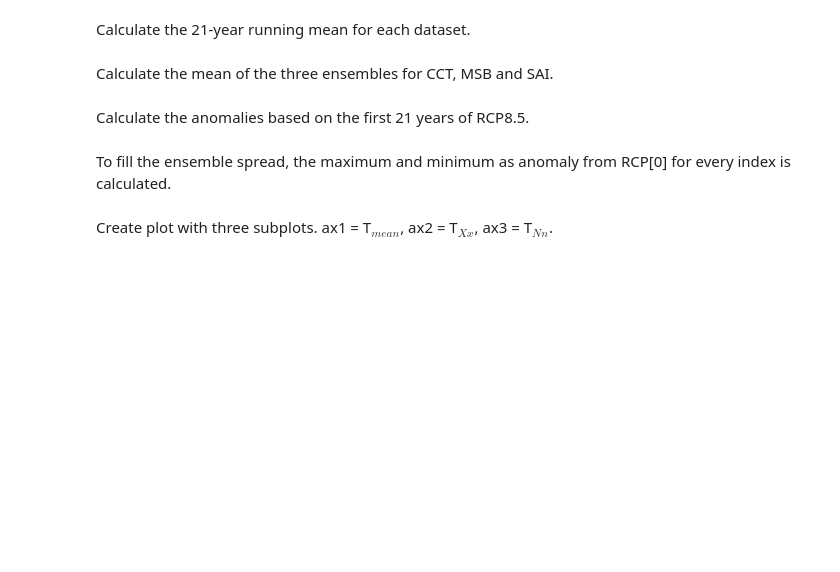
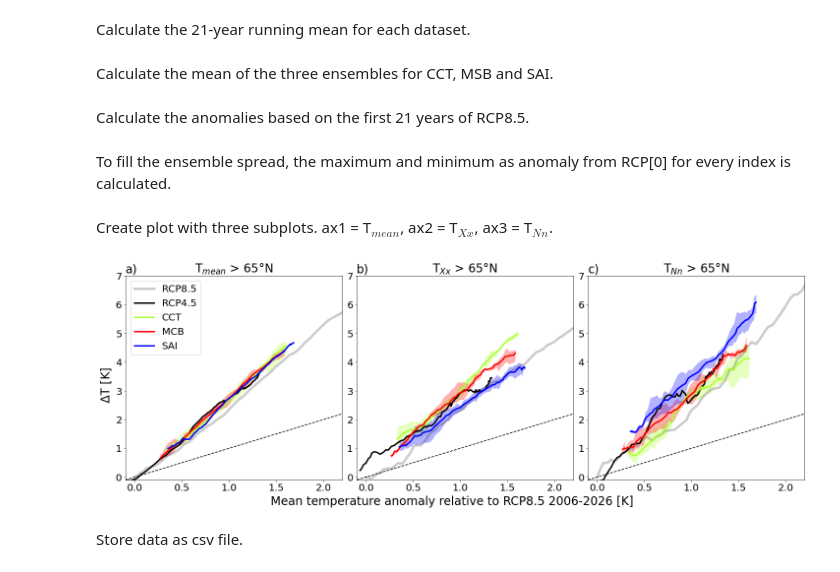
Before and after one commit to RhondaMueller/Codes-RFG-Arctic-Impacts, a Jupyter notebook: ED_Figure_3.ipynb, the cells around one changed output. Drawn from its saved outputs; the diff is of its cells as text; code cells hidden in the pictures; blank space fills up the shorter version.

```diff
--- a/ED_Figure_3.ipynb
+++ b/ED_Figure_3.ipynb
@@ -331,6 +366,8 @@ SAI_TXx_roll_mean_01 = moving_average(SAI_01_year_max, 21)
 SAI_TXx_roll_mean_02 = moving_average(SAI_02_year_max, 21)
 SAI_TXx_roll_mean_03 = moving_average(SAI_03_year_max, 21)
 RCP_TXx_roll_mean = moving_average(RCP_01_year_max, 21)
+RCP45_TXx_roll_mean = moving_average(RCP45_01_year_max, 21)
+
 
 CCT_Tmean_roll_mean_01 = moving_average(CCT_01_year_mean, 21)
 CCT_Tmean_roll_mean_02 = moving_average(CCT_02_year_mean, 21)
@@ -342,6 +379,8 @@ SAI_Tmean_roll_mean_01 = moving_average(SAI_01_year_mean, 21)
 SAI_Tmean_roll_mean_02 = moving_average(SAI_02_year_mean, 21)
 SAI_Tmean_roll_mean_03 = moving_average(SAI_03_year_mean, 21)
 RCP_Tmean_roll_mean = moving_average(RCP_01_year_mean, 21)
+RCP45_Tmean_roll_mean = moving_average(RCP45_01_year_mean, 21)
+
 
 CCT_TNn_roll_mean_01 = moving_average(CCT_01_year_min, 21)
 CCT_TNn_roll_mean_02 = moving_average(CCT_02_year_min, 21)
@@ -353,6 +392,8 @@ SAI_TNn_roll_mean_01 = moving_average(SAI_01_year_min, 21)
 SAI_TNn_roll_mean_02 = moving_average(SAI_02_year_min, 21)
 SAI_TNn_roll_mean_03 = moving_average(SAI_03_year_min, 21)
 RCP_TNn_roll_mean = moving_average(RCP_01_year_min, 21)
+RCP45_TNn_roll_mean = moving_average(RCP45_01_year_min, 21)
+
 
 CCT_Ref_roll_mean_01 = moving_average(CCT_01_year_Ref, 21)
 CCT_Ref_roll_mean_02 = moving_average(CCT_02_year_Ref, 21)
@@ -364,6 +405,7 @@ SAI_Ref_roll_mean_01 = moving_average(SAI_01_year_Ref, 21)
 SAI_Ref_roll_mean_02 = moving_average(SAI_02_year_Ref, 21)
 SAI_Ref_roll_mean_03 = moving_average(SAI_03_year_Ref, 21)
 RCP_Ref_roll_mean = moving_average(RCP_01_year_Ref, 21)
+RCP45_Ref_roll_mean = moving_average(RCP45_01_year_Ref, 21)
 # %% [markdown]
 Calculate the mean of the three ensembles for CCT, MSB and SAI.
 # %%
@@ -385,25 +427,30 @@ SAI_Ref_mean = (SAI_Ref_roll_mean_01 + SAI_Ref_roll_mean_02 + SAI_Ref_roll_mean_
 # %% [markdown]
 Calculate the anomalies based on the first 21 years of RCP8.5.
 # %%
-CTT_TXx_Anomaly = CCT_TXx_mean - RCP_TXx_roll_mean[0]
+CCT_TXx_Anomaly = CCT_TXx_mean - RCP_TXx_roll_mean[0]
 MSB_TXx_Anomaly = MSB_TXx_mean - RCP_TXx_roll_mean[0]
 SAI_TXx_Anomaly = SAI_TXx_mean - RCP_TXx_roll_mean[0]
 RCP_TXx_Anomaly = RCP_TXx_roll_mean - RCP_TXx_roll_mean[0]
+RCP45_TXx_Anomaly = RCP45_TXx_roll_mean - RCP_TXx_roll_mean[0]
 
-CTT_Tmean_Anomaly = CCT_Tmean_mean - RCP_Tmean_roll_mean[0]
+
+CCT_Tmean_Anomaly = CCT_Tmean_mean - RCP_Tmean_roll_mean[0]
 MSB_Tmean_Anomaly = MSB_Tmean_mean - RCP_Tmean_roll_mean[0]
 SAI_Tmean_Anomaly = SAI_Tmean_mean - RCP_Tmean_roll_mean[0]
 RCP_Tmean_Anomaly = RCP_Tmean_roll_mean - RCP_Tmean_roll_mean[0]
+RCP45_Tmean_Anomaly = RCP45_Tmean_roll_mean - RCP_Tmean_roll_mean[0]
 
-CTT_TNn_Anomaly = CCT_TNn_mean - RCP_TNn_roll_mean[0]
+CCT_TNn_Anomaly = CCT_TNn_mean - RCP_TNn_roll_mean[0]
 MSB_TNn_Anomaly = MSB_TNn_mean - RCP_TNn_roll_mean[0]
 SAI_TNn_Anomaly = SAI_TNn_mean - RCP_TNn_roll_mean[0]
 RCP_TNn_Anomaly = RCP_TNn_roll_mean - RCP_TNn_roll_mean[0]
+RCP45_TNn_Anomaly = RCP45_TNn_roll_mean - RCP_TNn_roll_mean[0]
 
 CCT_Ref_Anomaly = CCT_Ref_mean - RCP_Ref_roll_mean[0]
 SAI_Ref_Anomaly = SAI_Ref_mean - RCP_Ref_roll_mean[0]
 MSB_Ref_Anomaly = MSB_Ref_mean - RCP_Ref_roll_mean[0]
 RCP_Ref_Anomaly = RCP_Ref_roll_mean - RCP_Ref_roll_mean[0]
+RCP45_Ref_Anomaly = RCP45_Ref_roll_mean - RCP_Ref_roll_mean[0]
 # %% [markdown]
 To fill the ensemble spread, the maximum and minimum as anomaly from RCP[0] for every index is calculated.
 # %%
@@ -464,13 +511,14 @@ fig.supxlabel('Mean temperature anomaly relative to RCP8.5 2006-2026 [K]')
 fig.supylabel(r'$\Delta$T [K]') # 'Temperature change relative to RCP8.5 2006-2026 (°C)'
 
 ax1.plot(RCP_Ref_Anomaly, RCP_Tmean_Anomaly, color = "black", label = "RCP8.5", linewidth=5.0, alpha = 0.2)
+ax1.plot(RCP45_Ref_Anomaly, RCP45_Tmean_Anomaly, color = "black", label = "RCP4.5", linewidth=3.0)
 ax1.plot([-0.1,2.2], [-0.1,2.2], "g--", color = "black")
 
-ax1.fill_between(CCT_Ref_Anomaly, CCT_Tmean_max, CCT_Tmean_min, color = "green", alpha = 0.3, lw=0)
+ax1.fill_between(CCT_Ref_Anomaly, CCT_Tmean_max, CCT_Tmean_min, color = "greenyellow", alpha = 0.3, lw=0)
 ax1.fill_between(MSB_Ref_Anomaly, MSB_Tmean_max, MSB_Tmean_min, color = "red", alpha = 0.3, lw=0)
 ax1.fill_between(SAI_Ref_Anomaly, SAI_Tmean_max, SAI_Tmean_min, color = "blue", alpha = 0.3, lw=0)
 
-ax1.plot(CCT_Ref_Anomaly, CTT_Tmean_Anomaly, color = "green", label = "CCT", linewidth=3.0)
+ax1.plot(CCT_Ref_Anomaly, CCT_Tmean_Anomaly, color = "greenyellow", label = "CCT", linewidth=3.0)
 ax1.plot(MSB_Ref_Anomaly, MSB_Tmean_Anomaly, color = "red", label = "MCB", linewidth=3.0)
 ax1.plot(SAI_Ref_Anomaly, SAI_Tmean_Anomaly, color = "blue", label = "SAI", linewidth=3.0)
 
@@ -480,34 +528,42 @@ ax1.set_title("T$_{mean}$ > 65°N")
 ax1.set_title('a)', loc='left')
 ax1.legend(loc = "upper left")
 
 ax2.plot(RCP_Ref_Anomaly, RCP_TXx_Anomaly, color = "black", label = "RCP8.5", linewidth=5.0, alpha = 0.2)
+ax2.plot(RCP45_Ref_Anomaly, RCP45_TXx_Anomaly, color = "black", label = "RCP8.5", linewidth=3.0)
 ax2.plot([-0.1,2.2], [-0.1,2.2], "g--", color = "black")
 
-ax2.fill_between(CCT_Ref_Anomaly, CCT_TXx_max, CCT_TXx_min, color = "green", alpha = 0.3, lw=0)
+ax2.fill_between(CCT_Ref_Anomaly, CCT_TXx_max, CCT_TXx_min, color = "greenyellow", alpha = 0.3, lw=0)
 ax2.fill_between(MSB_Ref_Anomaly, MSB_TXx_max, MSB_TXx_min, color = "red", alpha = 0.3, lw=0)
 ax2.fill_between(SAI_Ref_Anomaly, SAI_TXx_max, SAI_TXx_min, color = "blue", alpha = 0.3, lw=0)
 
-ax2.plot(CCT_Ref_Anomaly, CTT_TXx_Anomaly, color = "green", label = "CCT", linewidth=3.0)
+ax2.plot(CCT_Ref_Anomaly, CCT_TXx_Anomaly, color = "greenyellow", label = "CCT", linewidth=3.0)
 ax2.plot(MSB_Ref_Anomaly, MSB_TXx_Anomaly, color = "red", label = "MCB", linewidth=3.0)
 ax2.plot(SAI_Ref_Anomaly, SAI_TXx_Anomaly, color = "blue", label = "SAI", linewidth=3.0)
 
 ax2.set_ylim(-0.1,7)
 ax2.set_xlim(-0.1,2.2)
 ax2.set_title("T$_{Xx}$ > 65°N")
 ax2.set_title('b)', loc='left')
 
 ax3.plot(RCP_Ref_Anomaly, RCP_TNn_Anomaly, color = "black", label = "RCP8.5", linewidth=5.0, alpha = 0.2)
+ax3.plot(RCP45_Ref_Anomaly, RCP45_TNn_Anomaly, color = "black", label = "RCP8.5", linewidth=3.0)
 ax3.plot([-0.1,2.2], [-0.1,2.2], "g--", color = "black")
 
-ax3.fill_between(CCT_Ref_Anomaly, CCT_TNn_max, CCT_TNn_min, color = "green", alpha = 0.3, lw=0)
+ax3.fill_between(CCT_Ref_Anomaly, CCT_TNn_max, CCT_TNn_min, color = "greenyellow", alpha = 0.3, lw=0)
 ax3.fill_between(MSB_Ref_Anomaly, MSB_TNn_max, MSB_TNn_min, color = "red", alpha = 0.3, lw=0)
 ax3.fill_between(SAI_Ref_Anomaly, SAI_TNn_max, SAI_TNn_min, color = "blue", alpha = 0.3, lw=0)
 
-ax3.plot(CCT_Ref_Anomaly, CTT_TNn_Anomaly, color = "green", label = "CCT", linewidth=3.0)
+ax3.plot(CCT_Ref_Anomaly, CCT_TNn_Anomaly, color = "greenyellow", label = "CCT", linewidth=3.0)
 ax3.plot(MSB_Ref_Anomaly, MSB_TNn_Anomaly, color = "red", label = "MCB", linewidth=3.0)
 ax3.plot(SAI_Ref_Anomaly, SAI_TNn_Anomaly, color = "blue", label = "SAI", linewidth=3.0)
 
 ax3.set_ylim(-0.1,7)
 ax3.set_xlim(-0.1,2.2)
 ax3.set_title("T$_{Nn}$ > 65°N")
 ax3.set_title('c)', loc='left')
+
+plt.savefig(r"C:\Users\rhonda\OneDrive\Dokumente\Uni-DESKTOP-8400FCB\Master Thesis\Figures for Paper\ED_Figure_3.jpg",bbox_inches='tight')
+# %% [output]
+[figure, added]
+# %% [markdown]
+Store data as csv file.
```
Also changed, not shown: parts of 7 cells of this notebook, 10 other files.
